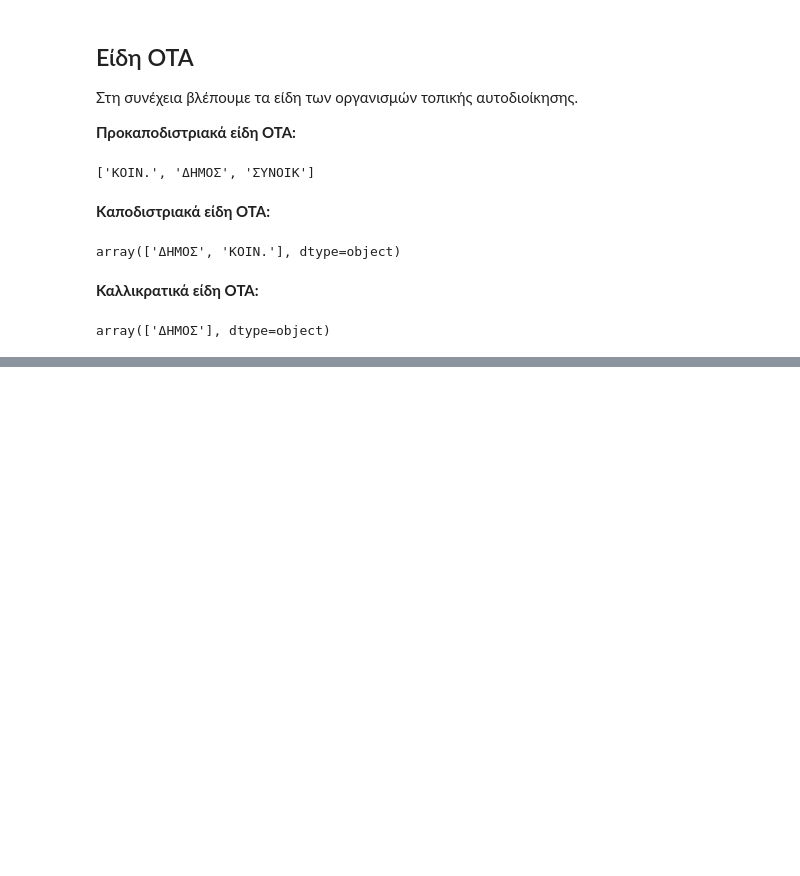
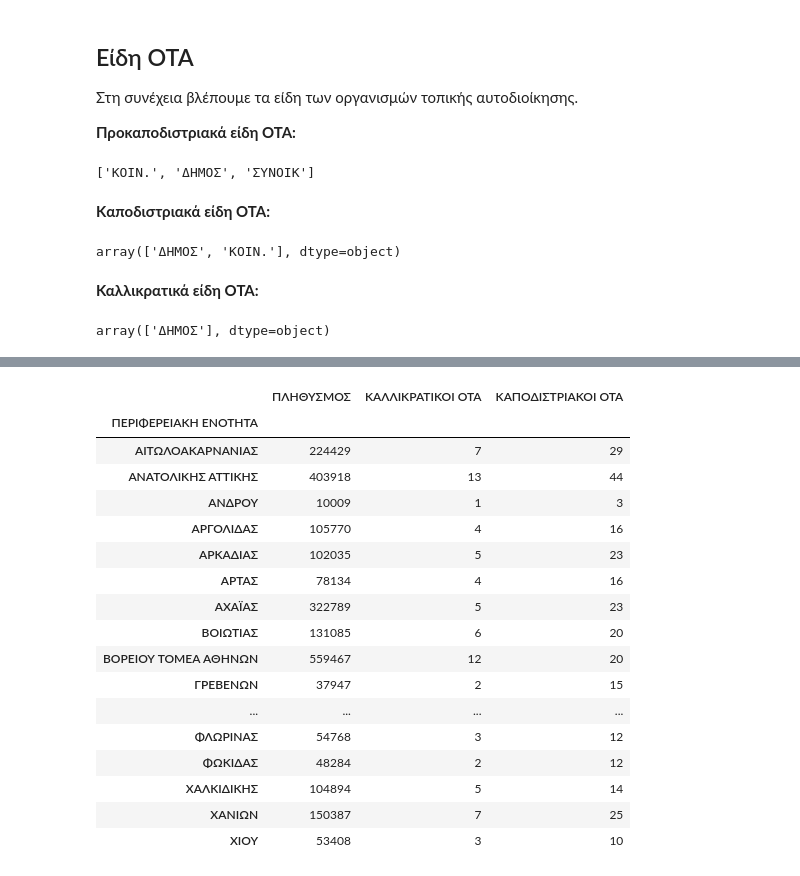
Before and after one commit to kgiannakakis/pykallikratis, a Jupyter notebook: kallikratis.ipynb, the cells around one changed output, grey strips where cells are left out. Drawn from its saved outputs; the diff is of its cells as text; code cells hidden in the pictures; blank space fills up the shorter version.

```diff
--- a/kallikratis.ipynb
+++ b/kallikratis.ipynb
@@ -109,0 +113,26 @@ array(['ΔΗΜΟΣ'], dtype=object)
+# %%
+dfa = df.groupby('ΠΕΡΙΦΕΡΕΙΑΚΗ ΕΝΟΤΗΤΑ').agg({'ΠΛΗΘΥ ΣΜΟΣ': 'sum',
+                                              'ΚΩΔΙΚΟΣ ΝΕΟΥ ΟΤΑ': 'nunique',
+                                              'ΚΩΔΙΚΟΣ ΝΕΟΥ ΟΤΑ.1': 'nunique'})
+dfa.columns = ['ΠΛΗΘΥΣΜΟΣ', 'ΚΑΛΛΙΚΡΑΤΙΚΟΙ ΟΤΑ', 'ΚΑΠΟΔΙΣΤΡΙΑΚΟΙ ΟΤΑ']
+with pd.option_context('display.max_rows', None, 'display.max_columns', 4):
+    display(dfa)
+# %% [output]
+|  | ΠΛΗΘΥΣΜΟΣ | ΚΑΛΛΙΚΡΑΤΙΚΟΙ ΟΤΑ | ΚΑΠΟΔΙΣΤΡΙΑΚΟΙ ΟΤΑ |
+| ΠΕΡΙΦΕΡΕΙΑΚΗ ΕΝΟΤΗΤΑ |  |  |  |
+| ΑΙΤΩΛΟΑΚΑΡΝΑΝΙΑΣ | 224429 | 7 | 29 |
+| ΑΝΑΤΟΛΙΚΗΣ ΑΤΤΙΚΗΣ | 403918 | 13 | 44 |
+| ΑΝΔΡΟΥ | 10009 | 1 | 3 |
+| ΑΡΓΟΛΙΔΑΣ | 105770 | 4 | 16 |
+| ΑΡΚΑΔΙΑΣ | 102035 | 5 | 23 |
+| ΑΡΤΑΣ | 78134 | 4 | 16 |
+| ΑΧΑΪΑΣ | 322789 | 5 | 23 |
+| ΒΟΙΩΤΙΑΣ | 131085 | 6 | 20 |
+| ΒΟΡΕΙΟΥ ΤΟΜΕΑ ΑΘΗΝΩΝ | 559467 | 12 | 20 |
+| ΓΡΕΒΕΝΩΝ | 37947 | 2 | 15 |
+| ... | ... | ... | ... |
+| ΦΛΩΡΙΝΑΣ | 54768 | 3 | 12 |
+| ΦΩΚΙΔΑΣ | 48284 | 2 | 12 |
+| ΧΑΛΚΙΔΙΚΗΣ | 104894 | 5 | 14 |
+| ΧΑΝΙΩΝ | 150387 | 7 | 25 |
+| ΧΙΟΥ | 53408 | 3 | 10 |
```
Also changed, not shown: parts of 1 cell of this notebook.
